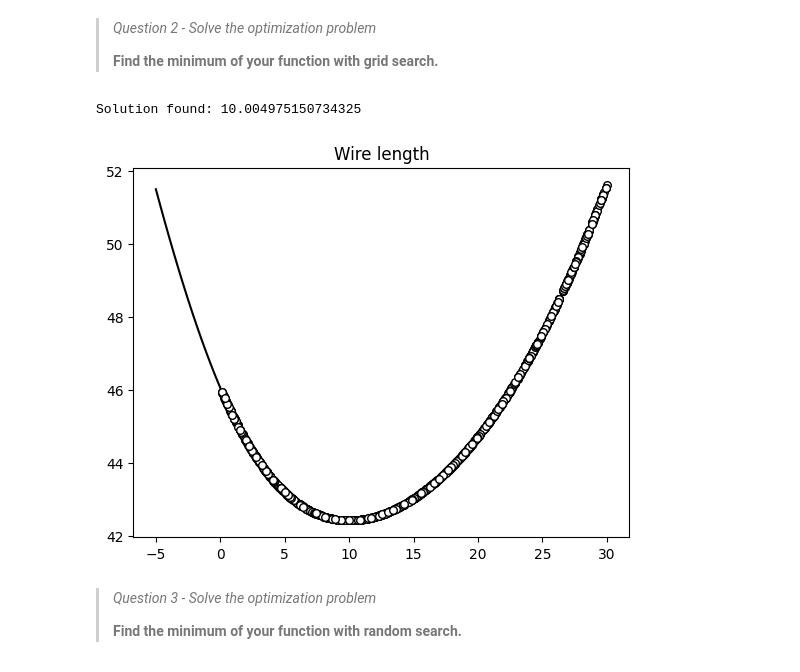
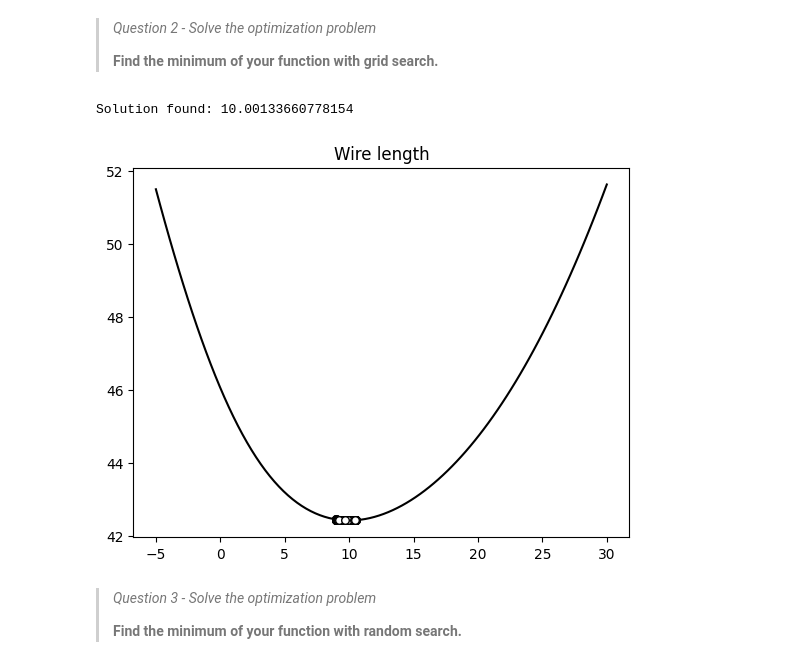
Before and after one commit to Augustin-Br/IGI-3013, a Jupyter notebook: TD2/lab02/lab02.ipynb, the cells around one changed output. Drawn from its saved outputs; the diff is of its cells as text; code cells hidden in the pictures.

```diff
--- a/TD2/lab02/lab02.ipynb
+++ b/TD2/lab02/lab02.ipynb
@@ -952,26 +952,26 @@ assert_almost_equal(wire_length(30), 51.622776601683796)
 # %%
 np.random.seed(42)
 
 # Optimization
 #
 #     x, history = grid_search(wire_length, ...)
 #
 
-x, history = grid_search(wire_length, [0], [30], 1000)
+x, history = grid_search(wire_length, [9], [10.5], 1000)
 
 
 # Feedback
 print(f'Solution found:', *x)
 
 # Visualization
 t = np.linspace(-5, 30, 100)
 plt.plot(t, wire_length(t), 'k')
 plt.scatter(history, wire_length(history), color='w', s=30, edgecolor='k', zorder=10)
 plt.title('Wire length')
 plt.show()
 # %% [output]
-Solution found: 10.004975150734325
+Solution found: 10.00133660778154
-[figure, old version]
+[figure, new version]
 # %% [markdown]
 > *Question 3 - Solve the optimization problem*
 >
```
Also changed, not shown: parts of 1 cell of this notebook.
